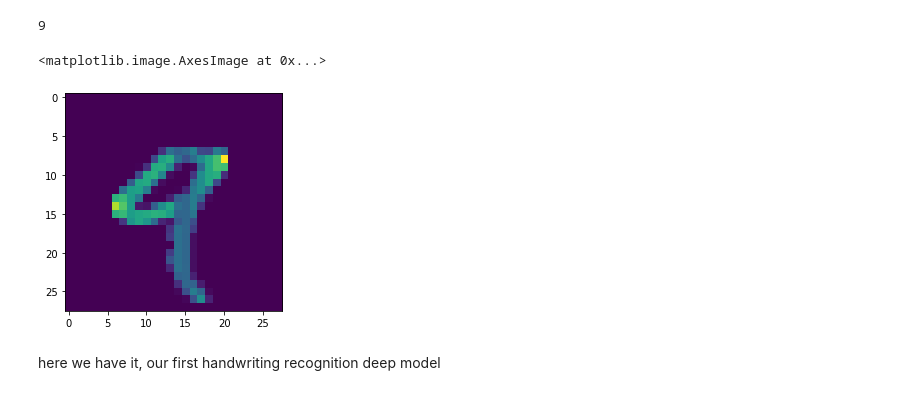
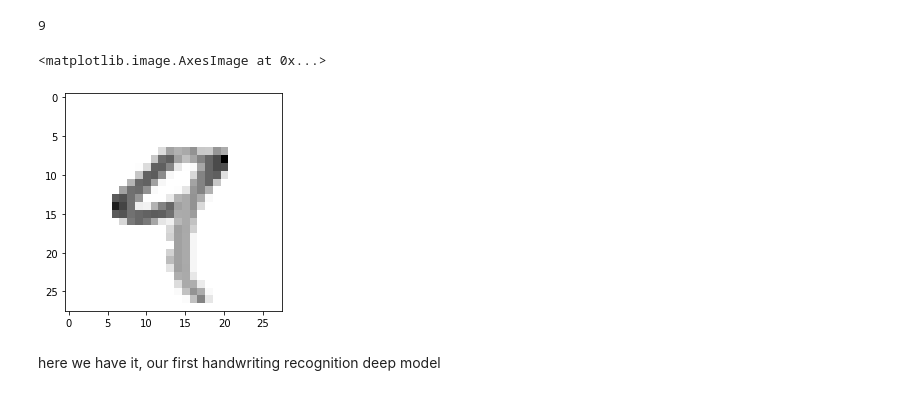
Before and after one commit to RitulMohan/TF.Autoencoder, a Jupyter notebook: kerasTUT.ipynb, the cells around one changed output. Drawn from its saved outputs; the diff is of its cells as text; code cells hidden in the pictures.

```diff
--- a/kerasTUT.ipynb
+++ b/kerasTUT.ipynb
@@ -139,9 +139,9 @@ print(np.argmax(prediction[4]))
 # %% [output]
 9
 # %%
-plt.imshow(x_test[4])
+plt.imshow(x_test[4], cmap =plt.cm.binary)
 # %% [output]
 <matplotlib.image.AxesImage at 0x...>
-[figure, old version]
+[figure, new version]
 # %% [markdown]
 here we have it, our first handwriting recognition deep model
```
